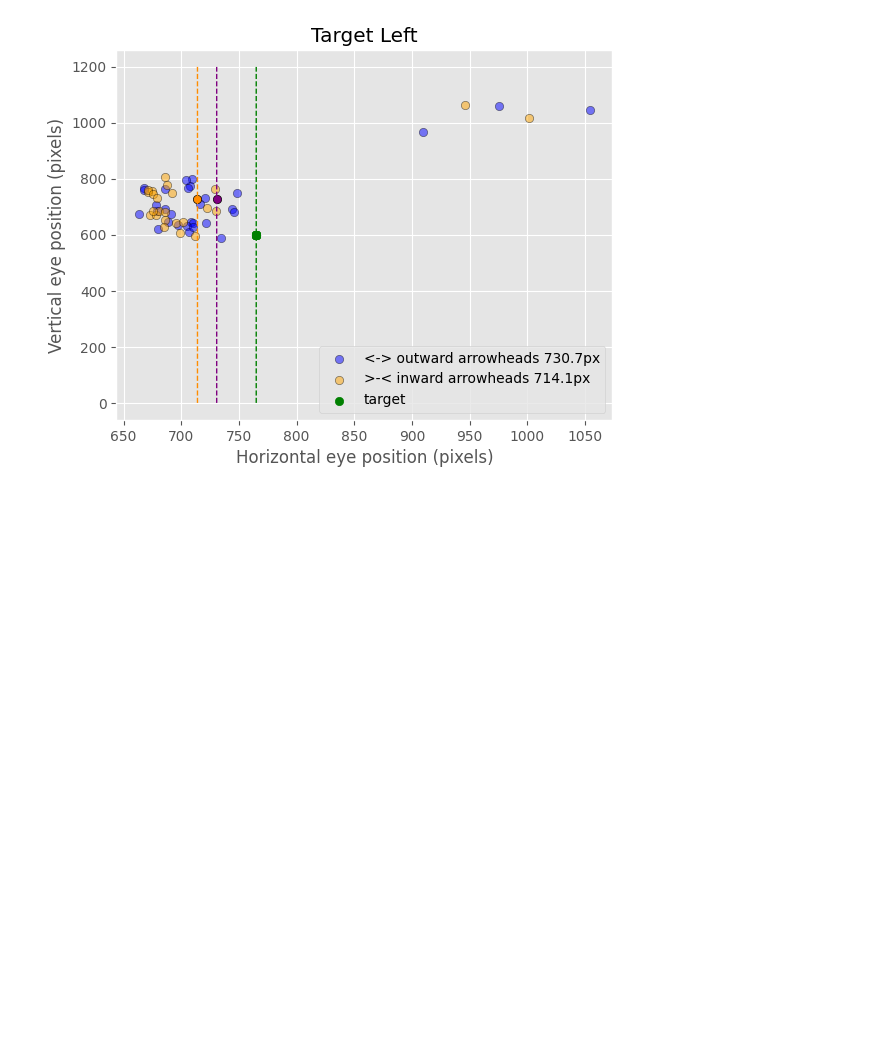
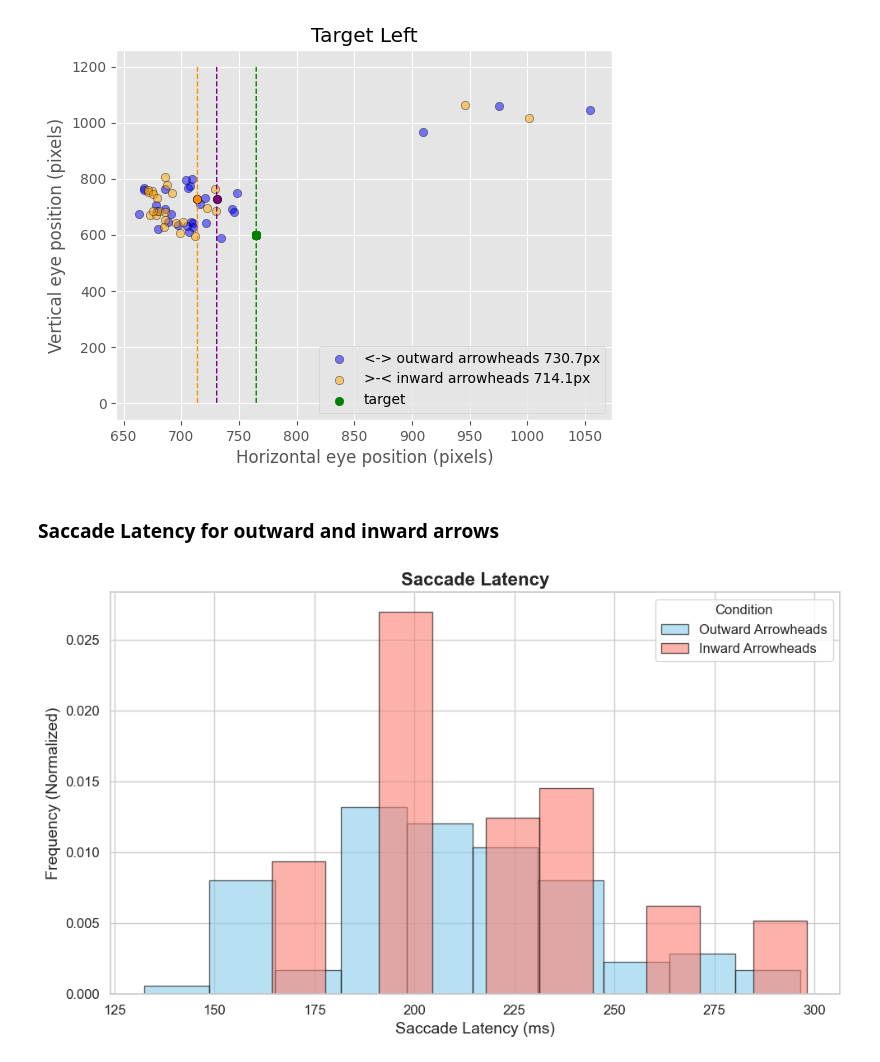
Before and after one commit to artembelopolsky/DeepEye_analyze, a Jupyter notebook: deepeye_analyze_MullerLyerNew.ipynb, the cells around one changed output. Saved outputs shown, nothing was run; the diff lists cells and outputs as text; code cells hidden in the pictures; blank space fills up the shorter version.

```diff
--- a/deepeye_analyze_MullerLyerNew.ipynb
+++ b/deepeye_analyze_MullerLyerNew.ipynb
@@ -244,3 +256,30 @@ Target Right Outward Arrow: 1246.1431919194674
 Target Right Inward Arrow: 1247.051071449396
 [figure]
 [figure]
+# %% [markdown]
+### Saccade Latency for outward and inward arrows
+# %%
+# Plot histograms with normalization
+plt.figure(figsize=(10, 6))
+sns.set_theme(style="whitegrid")
+
+plt.title('Saccade Latency', fontsize=16, fontweight='bold')
+
+a = output_df.drop_duplicates(subset=['deepeye_id', 'trialNr'],  keep='first', ignore_index=True)
+
+outward = a.SaccLat[a.condition == 'arrowHeadsOutward']
+inward = a.SaccLat[a.condition == 'arrowHeadsInward']
+
+plt.hist(outward,  alpha=0.6, label='Outward Arrowheads', density=True, color='skyblue', edgecolor='black')
+plt.hist(inward,  alpha=0.6, label='Inward Arrowheads', density=True, color='salmon', edgecolor='black')
+
+plt.legend(title='Condition', fontsize=12)
+plt.xlabel('Saccade Latency (ms)', fontsize=14)
+plt.ylabel('Frequency (Normalized)', fontsize=14)
+plt.xticks(fontsize=12)
+plt.yticks(fontsize=12)
+
+plt.tight_layout()
+plt.show()
+# %% [output]
+[figure, added]
```
Also changed, not shown: parts of 6 cells of this notebook.
